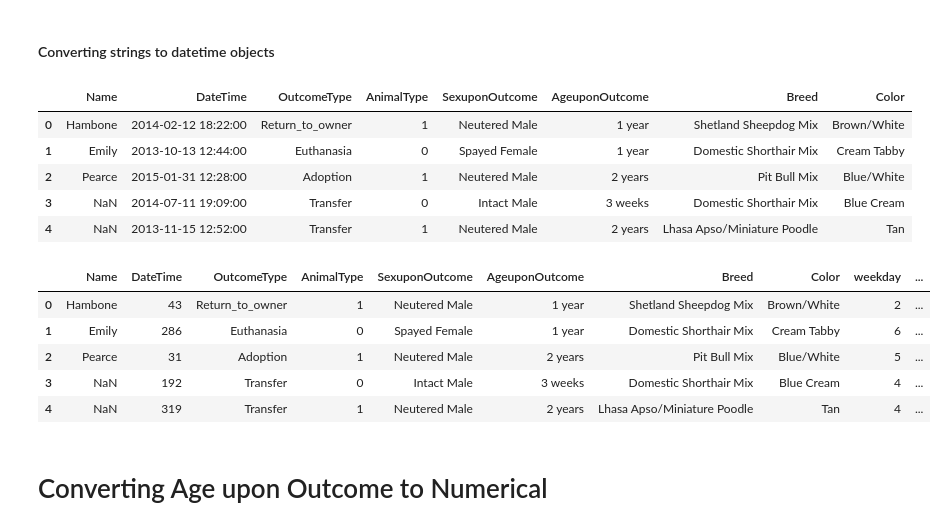
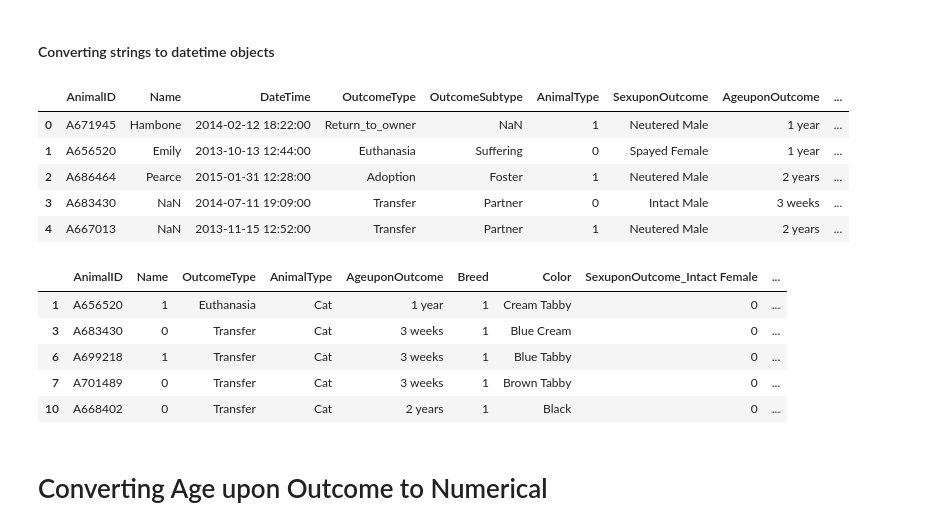
Before and after one commit to hbarabash/findapet, a Jupyter notebook: fostercomp.ipynb, the cells around one changed output. Saved outputs shown, nothing was run; the diff lists cells and outputs as text; code cells hidden in the pictures.

Commit message:
Kaggle Notebook | FosterComp | Version 20

```diff
--- a/fostercomp.ipynb
+++ b/fostercomp.ipynb
@@ -86,5 +141,8 @@ Name: OutcomeType, dtype: int64
 # %%
-# foster['Breed'] = foster['Breed'].apply(lambda x: 0 if (x.find('Mix') != -1) else 1)
+fostercats['Breed'] = fostercats['Breed'].apply(lambda x: 1 if (x in cattopbreeds) else 0)
+fostercats_test['Breed'] = fostercats_test['Breed'].apply(lambda x: 1 if (x in cattopbreeds) else 0)
+fosterdogs['Breed'] = fosterdogs['Breed'].apply(lambda x: 1 if (x in dogtopbreeds) else 0)
+fosterdogs_test['Breed'] = fosterdogs_test['Breed'].apply(lambda x: 1 if (x in dogtopbreeds) else 0)
 # foster = foster.rename(columns={'Breed': 'Purebred'})
 
 # test['Breed'] = test['Breed'].apply(lambda x: 0 if (x.find('Mix') != -1) else 1)
@@ -110,5 +198,8 @@ Name: OutcomeType, dtype: int64
 # foster['intact'] = intact
 # foster = foster.drop('SexuponOutcome', axis=1)
 
-# foster = pd.get_dummies(data=foster, columns=['SexuponOutcome'])
-# test = pd.get_dummies(data=test, columns=['SexuponOutcome'])
+fostercats = pd.get_dummies(data=fostercats, columns=['SexuponOutcome'])
+fostercats_test = pd.get_dummies(data=fostercats_test, columns=['SexuponOutcome'])
+
+fosterdogs = pd.get_dummies(data=fosterdogs, columns=['SexuponOutcome'])
+fosterdogs_test = pd.get_dummies(data=fosterdogs_test, columns=['SexuponOutcome'])
@@ -138,8 +238,11 @@ foster.head()
 # %% [markdown]
 # Dropping Unnecessary Columns
 # %%
-foster = foster.drop(['AnimalID'], axis=1)
-foster = foster.drop('OutcomeSubtype', axis = 1)
+#foster = foster.drop(['AnimalID'], axis=1)
+fostercats = fostercats.drop('OutcomeSubtype', axis = 1)
+#fostercats_test = fostercats_test.drop('OutcomeSubtype', axis = 1)
+fosterdogs = fosterdogs.drop('OutcomeSubtype', axis = 1)
+#fosterdogs_test = fosterdogs_test.drop('OutcomeSubtype', axis = 1)
 
 #test = test.drop('OutcomeSubtype', axis = 1)
 # %% [markdown]
@@ -154,12 +257,12 @@ def StringToDate(stringdate):
 # %%
 foster.head()
 # %% [output]
-|  | Name | DateTime | OutcomeType | AnimalType | SexuponOutcome | AgeuponOutcome | Breed | Color |
-| 0 | Hambone | 2014-02-12 18:22:00 | Return_to_owner | 1 | Neutered Male | 1 year | Shetland Sheepdog Mix | Brown/White |
-| 1 | Emily | 2013-10-13 12:44:00 | Euthanasia | 0 | Spayed Female | 1 year | Domestic Shorthair Mix | Cream Tabby |
-| 2 | Pearce | 2015-01-31 12:28:00 | Adoption | 1 | Neutered Male | 2 years | Pit Bull Mix | Blue/White |
-| 3 | NaN | 2014-07-11 19:09:00 | Transfer | 0 | Intact Male | 3 weeks | Domestic Shorthair Mix | Blue Cream |
-| 4 | NaN | 2013-11-15 12:52:00 | Transfer | 1 | Neutered Male | 2 years | Lhasa Apso/Miniature Poodle | Tan |
+|  | AnimalID | Name | DateTime | OutcomeType | OutcomeSubtype | AnimalType | SexuponOutcome | AgeuponOutcome | ... |
+| 0 | A671945 | Hambone | 2014-02-12 18:22:00 | Return_to_owner | NaN | 1 | Neutered Male | 1 year | ... |
+| 1 | A656520 | Emily | 2013-10-13 12:44:00 | Euthanasia | Suffering | 0 | Spayed Female | 1 year | ... |
+| 2 | A686464 | Pearce | 2015-01-31 12:28:00 | Adoption | Foster | 1 | Neutered Male | 2 years | ... |
+| 3 | A683430 | NaN | 2014-07-11 19:09:00 | Transfer | Partner | 0 | Intact Male | 3 weeks | ... |
+| 4 | A667013 | NaN | 2013-11-15 12:52:00 | Transfer | Partner | 1 | Neutered Male | 2 years | ... |
 # %%
 def addDateCols(df):
     dayofweek = []
@@ -180,19 +279,26 @@ def addDateCols(df):
 # convert dateTime column to day of year
 #min_date = StringToDate(foster['DateTime'].min())
 #foster = foster.drop('DateTime', axis=1)
-addDateCols(foster)
-addDateCols(test)
-foster['DateTime'] = foster['DateTime'].apply(lambda x: (StringToDate(x).timetuple().tm_yday))
-test['DateTime'] = test['DateTime'].apply(lambda x: (StringToDate(x).timetuple().tm_yday))
+addDateCols(fostercats)
+addDateCols(fostercats_test)
+addDateCols(fosterdogs)
+addDateCols(fosterdogs_test)
+
+fostercats = fostercats.drop('DateTime', axis=1)
+fostercats_test = fostercats_test.drop('DateTime', axis=1)
+fosterdogs = fosterdogs.drop('DateTime', axis=1)
+fosterdogs_test = fosterdogs_test.drop('DateTime', axis=1)
+# foster['DateTime'] = foster['DateTime'].apply(lambda x: (StringToDate(x).timetuple().tm_yday))
+# test['DateTime'] = test['DateTime'].apply(lambda x: (StringToDate(x).timetuple().tm_yday))
 # %%
-foster.head()
+fostercats.head()
 # %% [output]
-|  | Name | DateTime | OutcomeType | AnimalType | SexuponOutcome | AgeuponOutcome | Breed | Color | weekday | ... |
-| 0 | Hambone | 43 | Return_to_owner | 1 | Neutered Male | 1 year | Shetland Sheepdog Mix | Brown/White | 2 | ... |
-| 1 | Emily | 286 | Euthanasia | 0 | Spayed Female | 1 year | Domestic Shorthair Mix | Cream Tabby | 6 | ... |
-| 2 | Pearce | 31 | Adoption | 1 | Neutered Male | 2 years | Pit Bull Mix | Blue/White | 5 | ... |
-| 3 | NaN | 192 | Transfer | 0 | Intact Male | 3 weeks | Domestic Shorthair Mix | Blue Cream | 4 | ... |
-| 4 | NaN | 319 | Transfer | 1 | Neutered Male | 2 years | Lhasa Apso/Miniature Poodle | Tan | 4 | ... |
+|  | AnimalID | Name | OutcomeType | AnimalType | AgeuponOutcome | Breed | Color | SexuponOutcome_Intact Female | ... |
+| 1 | A656520 | 1 | Euthanasia | Cat | 1 year | 1 | Cream Tabby | 0 | ... |
+| 3 | A683430 | 0 | Transfer | Cat | 3 weeks | 1 | Blue Cream | 0 | ... |
+| 6 | A699218 | 1 | Transfer | Cat | 3 weeks | 1 | Blue Tabby | 0 | ... |
+| 7 | A701489 | 0 | Transfer | Cat | 3 weeks | 1 | Brown Tabby | 0 | ... |
+| 10 | A668402 | 0 | Transfer | Cat | 2 years | 1 | Black | 0 | ... |
 # %% [markdown]
 # Converting Age upon Outcome to Numerical
 # %%
```
Also changed, not shown: parts of 47 cells of this notebook.
